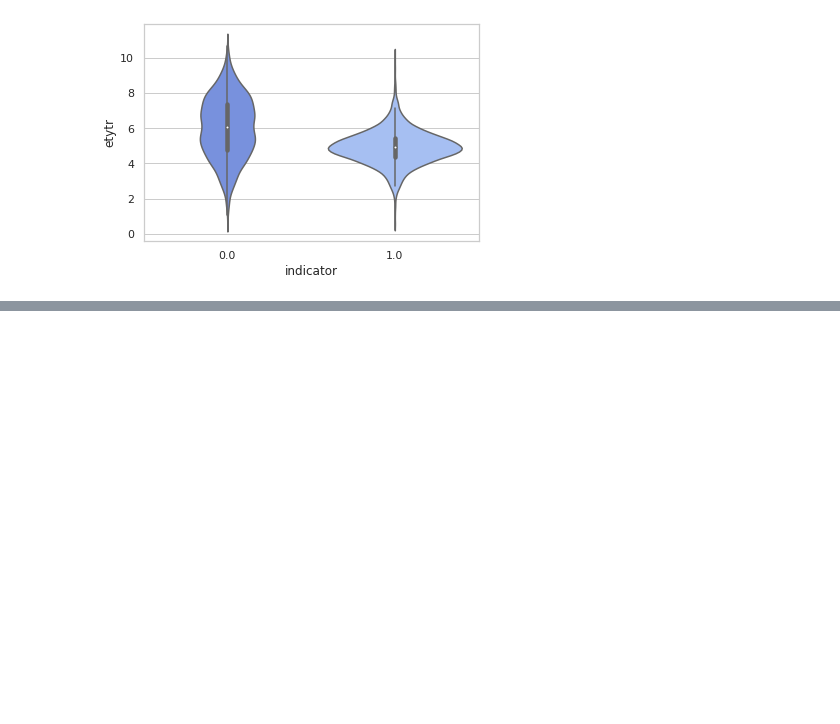
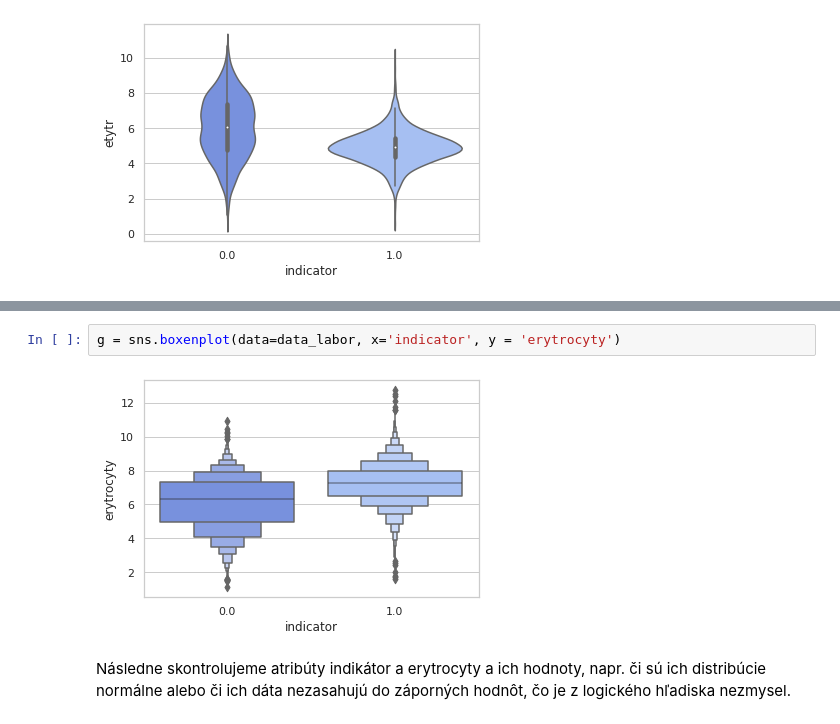
Before and after one commit to MarkoStahovec/IAU-Stahovec-Viest, a Jupyter notebook: main.ipynb, the cells around one changed output, grey strips where cells are left out. Saved outputs shown, nothing was run; the diff lists cells and outputs as text; blank space fills up the shorter version.

```diff
--- a/main.ipynb
+++ b/main.ipynb
@@ -358,0 +379,7 @@ sns.violinplot(data=data_labor, x='indicator', y = 'etytr')
+# %%
+g = sns.boxenplot(data=data_labor, x='indicator', y = 'erytrocyty')
+# %% [output]
+[figure, added]
+# %% [markdown]
+Následne skontrolujeme atribúty indikátor a erytrocyty a ich hodnoty, napr. či sú ich distribúcie
+normálne alebo či ich dáta nezasahujú do záporných hodnôt, čo je z logického hľadiska nezmysel.
```
Also changed, not shown: parts of 22 cells of this notebook.
